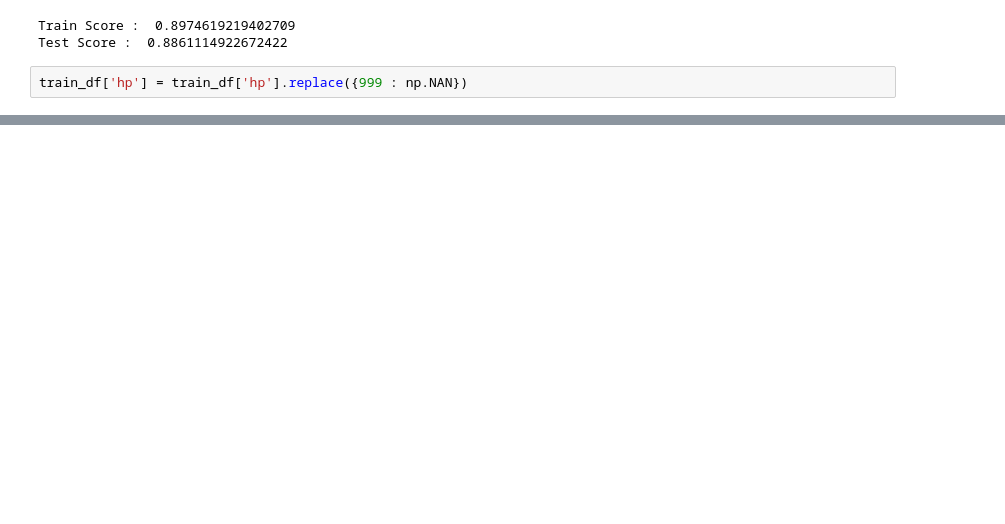
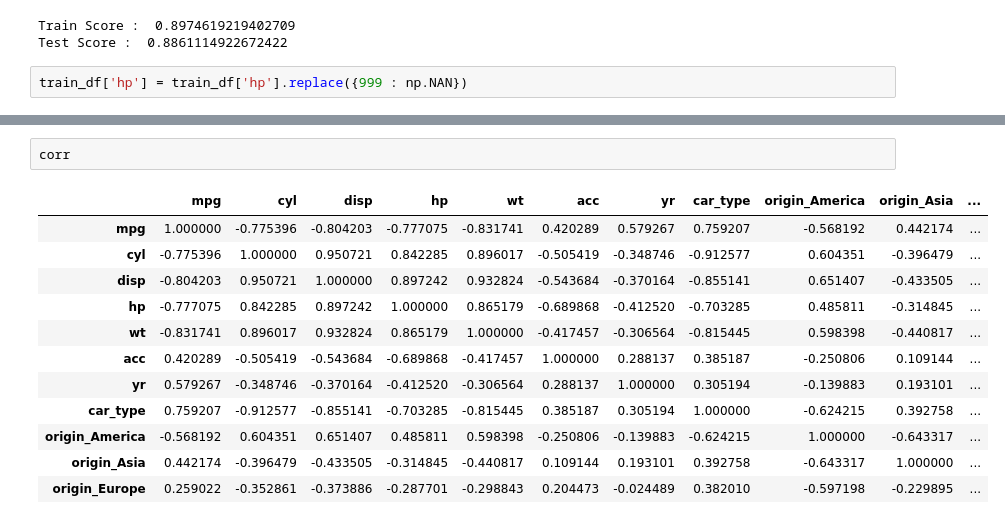
Before and after one commit to suren2k17/machine-learning-pocs, a Jupyter notebook: CaseStudies/CarMPG/LinearRegression_MPGPrediction.ipynb, the cells around one changed output, grey strips where cells are left out. Saved outputs shown, nothing was run; the diff lists cells and outputs as text; blank space fills up the shorter version.

```diff
--- a/CaseStudies/CarMPG/LinearRegression_MPGPrediction.ipynb
+++ b/CaseStudies/CarMPG/LinearRegression_MPGPrediction.ipynb
@@ -401,0 +441,15 @@ train_df.query('hp == 999')
+# %%
+corr
+# %% [output]
+|  | mpg | cyl | disp | hp | wt | acc | yr | car_type | origin_America | origin_Asia | ... |
+| mpg | 1.000000 | -0.775396 | -0.804203 | -0.777075 | -0.831741 | 0.420289 | 0.579267 | 0.759207 | -0.568192 | 0.442174 | ... |
+| cyl | -0.775396 | 1.000000 | 0.950721 | 0.842285 | 0.896017 | -0.505419 | -0.348746 | -0.912577 | 0.604351 | -0.396479 | ... |
+| disp | -0.804203 | 0.950721 | 1.000000 | 0.897242 | 0.932824 | -0.543684 | -0.370164 | -0.855141 | 0.651407 | -0.433505 | ... |
+| hp | -0.777075 | 0.842285 | 0.897242 | 1.000000 | 0.865179 | -0.689868 | -0.412520 | -0.703285 | 0.485811 | -0.314845 | ... |
+| wt | -0.831741 | 0.896017 | 0.932824 | 0.865179 | 1.000000 | -0.417457 | -0.306564 | -0.815445 | 0.598398 | -0.440817 | ... |
+| acc | 0.420289 | -0.505419 | -0.543684 | -0.689868 | -0.417457 | 1.000000 | 0.288137 | 0.385187 | -0.250806 | 0.109144 | ... |
+| yr | 0.579267 | -0.348746 | -0.370164 | -0.412520 | -0.306564 | 0.288137 | 1.000000 | 0.305194 | -0.139883 | 0.193101 | ... |
+| car_type | 0.759207 | -0.912577 | -0.855141 | -0.703285 | -0.815445 | 0.385187 | 0.305194 | 1.000000 | -0.624215 | 0.392758 | ... |
+| origin_America | -0.568192 | 0.604351 | 0.651407 | 0.485811 | 0.598398 | -0.250806 | -0.139883 | -0.624215 | 1.000000 | -0.643317 | ... |
+| origin_Asia | 0.442174 | -0.396479 | -0.433505 | -0.314845 | -0.440817 | 0.109144 | 0.193101 | 0.392758 | -0.643317 | 1.000000 | ... |
+| origin_Europe | 0.259022 | -0.352861 | -0.373886 | -0.287701 | -0.298843 | 0.204473 | -0.024489 | 0.382010 | -0.597198 | -0.229895 | ... |
```
Also changed, not shown: parts of 26 cells of this notebook.
